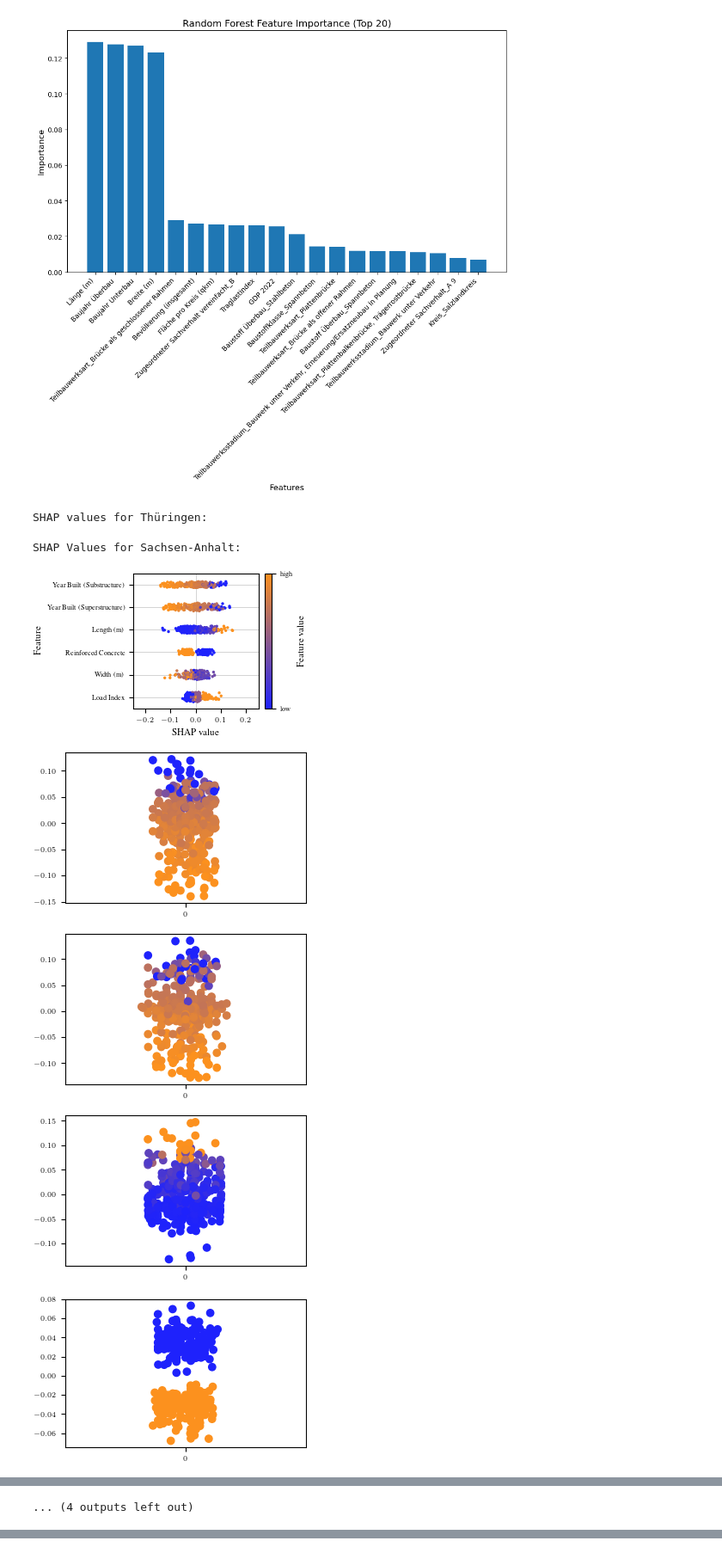
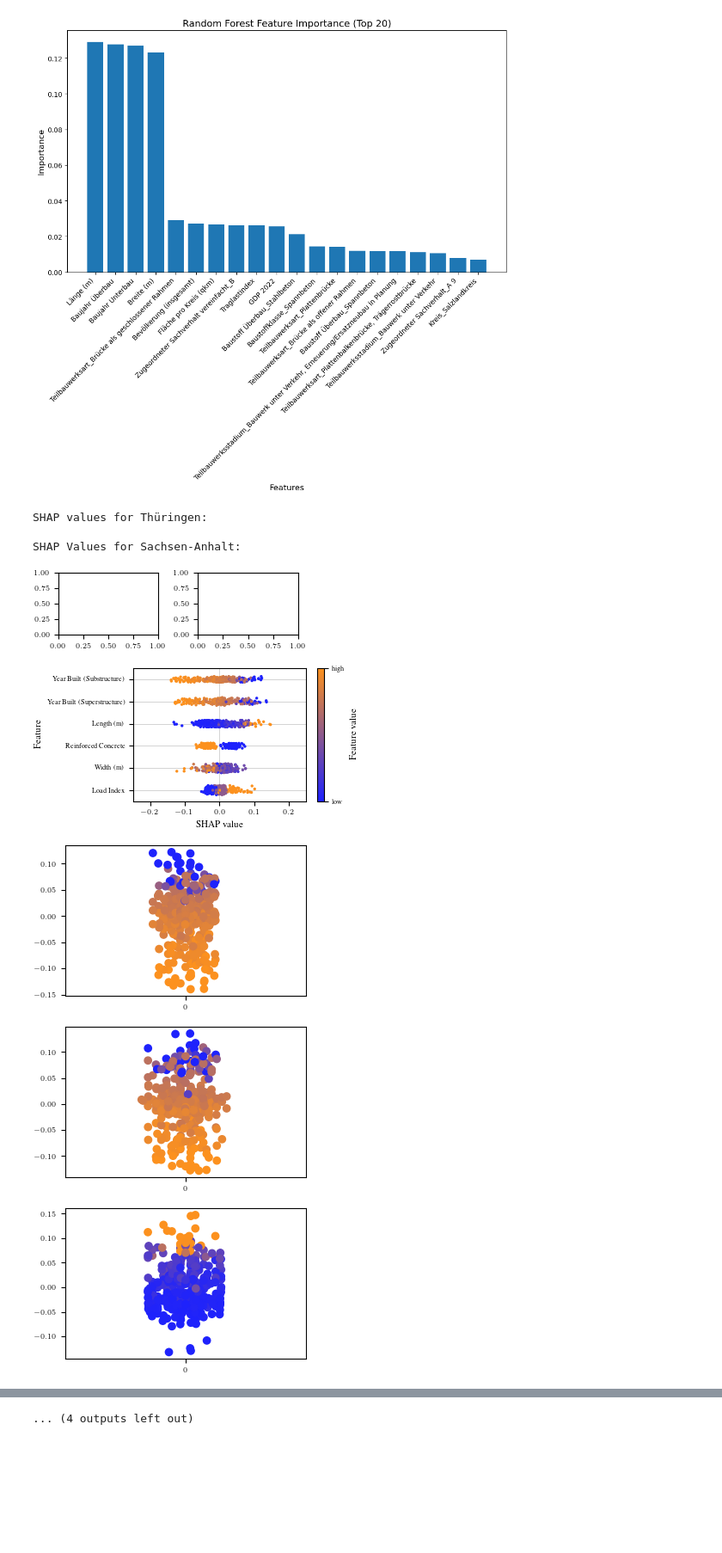
Before and after one commit to ninamayer24/Data-Literacy, a Jupyter notebook: code/linear_regression_random_forest/feature_inspection.ipynb, the cells around one changed output, grey strips where cells are left out. Shown at 86% size. Saved outputs shown, nothing was run; the diff lists cells and outputs as text; code cells hidden in the pictures; blank space fills up the shorter version.

Commit message:
combined SHAP value plots

```diff
--- a/code/linear_regression_random_forest/feature_inspection.ipynb
+++ b/code/linear_regression_random_forest/feature_inspection.ipynb
@@ -427,6 +427,6 @@ def plot_shapley_values(shap_values, X_test, feature_names=None, filename="SHAP.
     cbar.set_ticklabels(["low", "high"])
 
     fig.savefig(filename)
-    return
+    return fig
 
 print("SHAP values for Thüringen:")
@@ -438,9 +438,10 @@ feature_names_s = ['Year Built (Superstructure)', 'Year Built (Substructure)', '
 plot_shapley_values(shap_values_s, X_test_s, feature_names_s, "../plots_for_report/SHAP_Sachsen_Anhalt.pdf")
 # %% [output]
 SHAP values for Thüringen:
+
+SHAP Values for Sachsen-Anhalt:
-SHAP Values for Sachsen-Anhalt:
-[figure, old version]
+[figure, new version]
-[figure, old version]
+[figure, new version]
-[figure, old version]
+[figure, new version]
-[figure, old version]
+[figure, new version]
-[figure, old version]
+[figure, new version]
@@ -452 +452,0 @@ SHAP Values for Sachsen-Anhalt:
-... (4 outputs left out)
@@ -452,0 +454 @@ SHAP Values for Sachsen-Anhalt:
+... (4 outputs left out)
```
Also changed, not shown: parts of 2 cells of this notebook, 1 other file.
